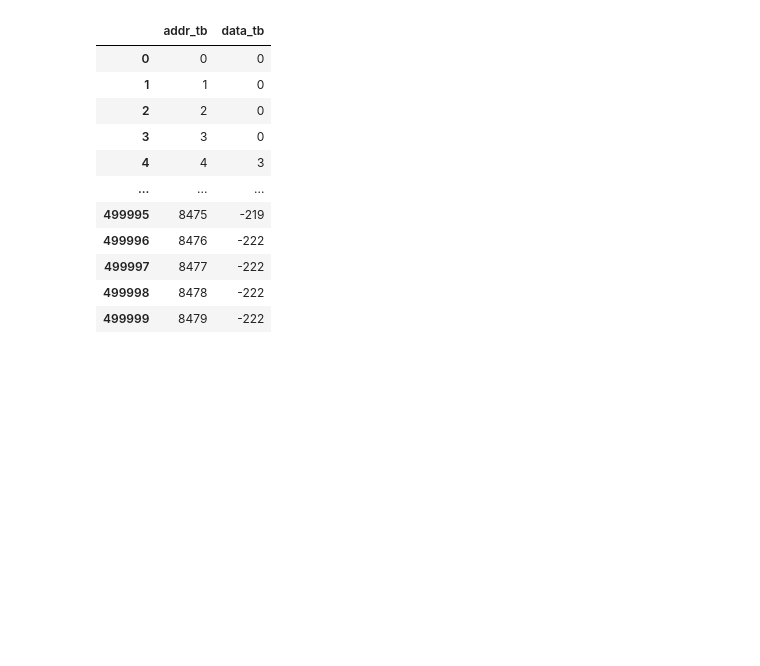
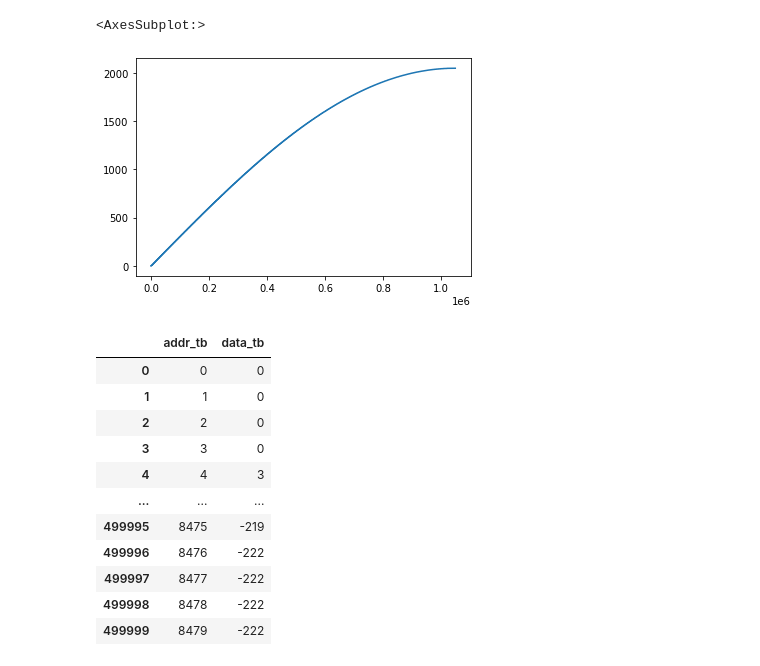
Before and after one commit to Cushychicken/dds-engine, a Jupyter notebook: tools/analyze-sfdr.ipynb, the cells around one changed output. Cells and saved outputs as stored; diff of their text form; code cells hidden in the pictures; blank space fills up the shorter version.

Commit message:
Started creating model of sine rom, phase register, etc for SFDR model

```diff
--- a/tools/analyze-sfdr.ipynb
+++ b/tools/analyze-sfdr.ipynb
@@ -8,0 +8,12 @@ Matplotlib created a temporary config/cache directory at /var/folders/rf/wfq6hz5
+# %%
+# Generate a rom table of a sine wave with signed integers
+def generate_sin_rom(bits, rom_depth):
+    # Subtract 1 from bit depth for signed data (msb is sign bit)
+    amplitude = 2**(bit_depth-1)
+    sin_rom = [int(amplitude * math.sin(a/rom_depth * 2 * math.pi)) for a in range(rom_size)]
+    return(sin_rom)
+
+bit_depth = 12
+rom_size = 4096
+sin_rom = generate_sin_rom(bit_depth, rom_size)
+df = pd.DataFrame(sin_rom)
@@ -9,3 +34,23 @@ Matplotlib created a temporary config/cache directory at /var/folders/rf/wfq6hz5
+# %%
+# Generates a phase output
+tuning = 0x0000_1000
+phase = [ 0 ]
+while len(phase) < (2**20):
+    phase.append(phase[-1] + tuning)
+
+df_phase = pd.DataFrame(zip(phase, [tuning] * len(phase)), columns=['phase', 'tuning'])
+df_phase['rom_addr'] = np.bitwise_and(df_phase['phase'], 0xFFC00000)
+df_phase['rom_addr'] = np.right_shift(df_phase['rom_addr'], 22)
+# %%
+# Lambda function serves as phase-to-amplitude converter
+df_phase['dds_out'] = df_phase['rom_addr'].apply(lambda x: sin_rom[x])
+df_phase['dds_out'].plot()
+
+# Read this for how to do this in numpy - probably easier than figgering out pandas plotting
+# https://www.pythonforengineers.com/audio-and-digital-signal-processingdsp-in-python/
+# %% [output]
+<AxesSubplot:>
+[figure, added]
 # %%
 data = []
 with open('../output_results.txt') as f:
```
Also changed, not shown: parts of 3 cells of this notebook.
